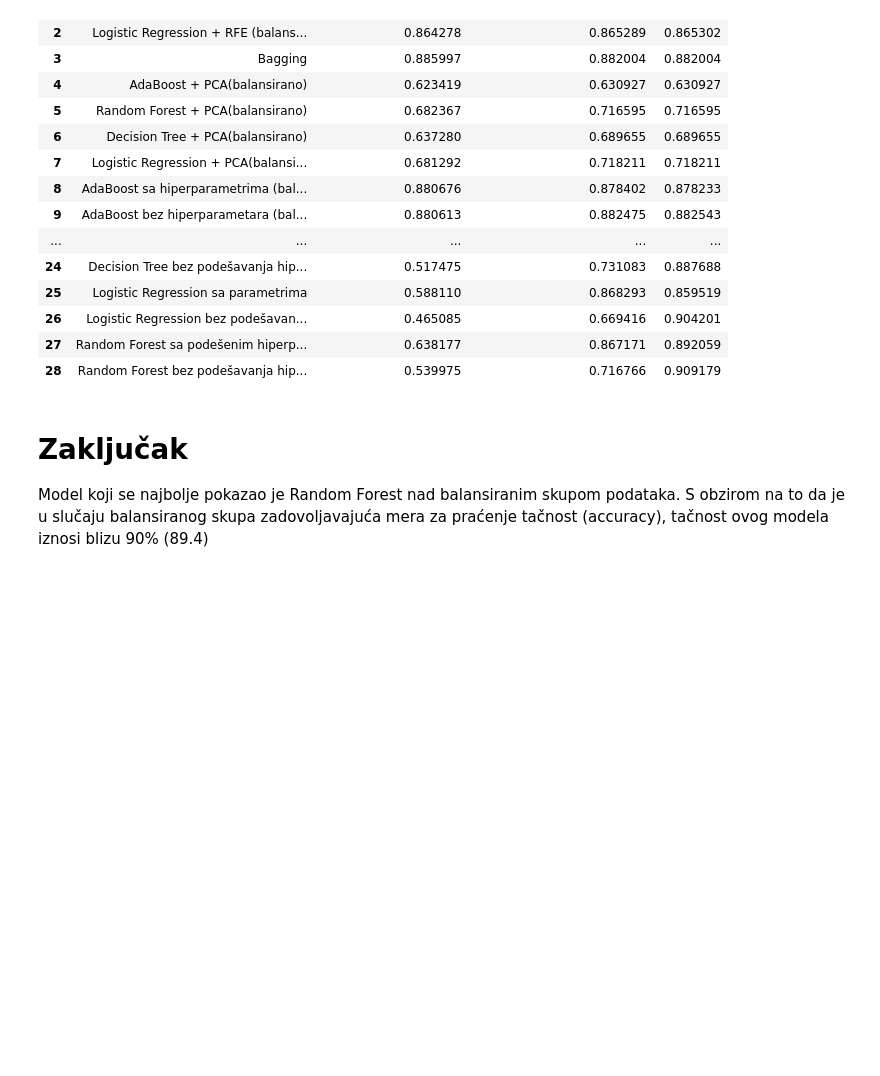
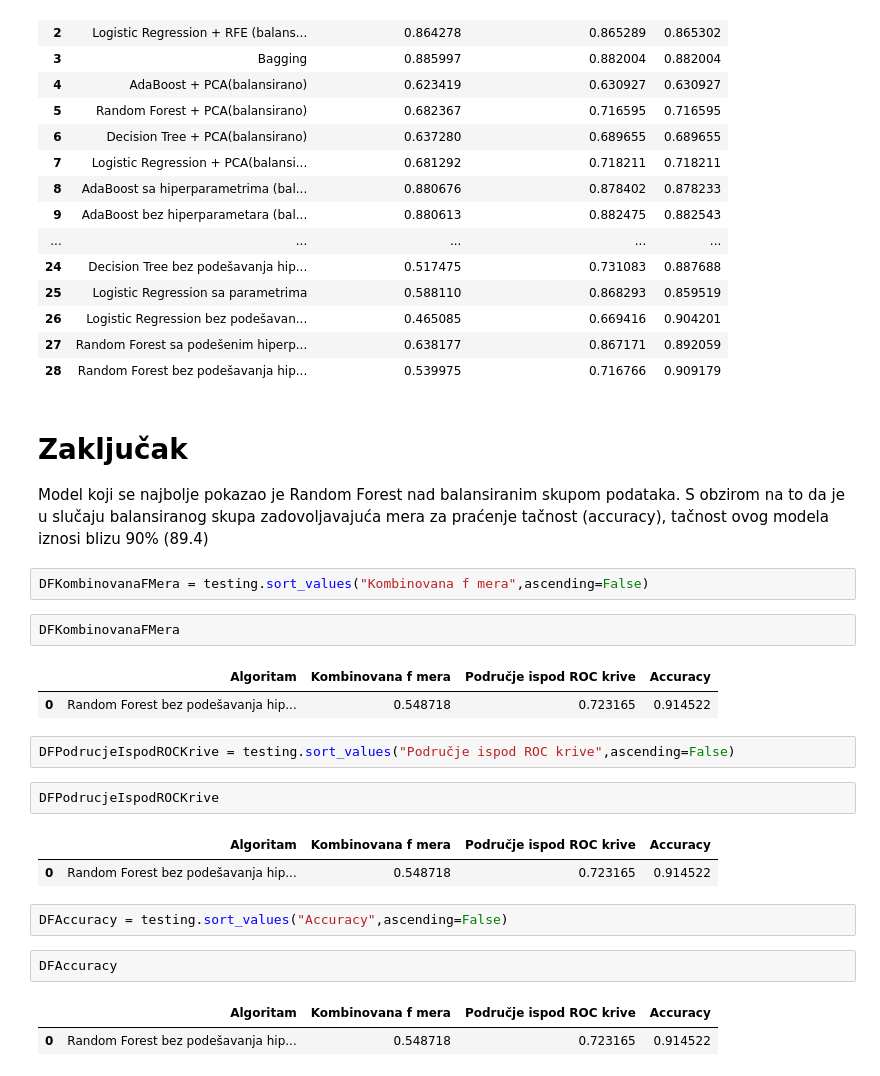
Before and after one commit to StevanGrujic/ML_Projekat1, a Jupyter notebook: projekat1.ipynb, the cells around one changed output. Saved outputs shown, nothing was run; the diff lists cells and outputs as text; blank space fills up the shorter version.

```diff
--- a/projekat1.ipynb
+++ b/projekat1.ipynb
@@ -2494,3 +2521,24 @@ testing
 # Zaključak
 
 Model koji se najbolje pokazao je Random Forest nad balansiranim skupom podataka. S obzirom na to da je u slučaju balansiranog skupa zadovoljavajuća mera za praćenje tačnost (accuracy), tačnost ovog modela iznosi blizu 90% (89.4)
+# %%
+DFKombinovanaFMera = testing.sort_values("Kombinovana f mera",ascending=False)
+# %%
+DFKombinovanaFMera
+# %% [output]
+|  | Algoritam | Kombinovana f mera | Područje ispod ROC krive | Accuracy |
+| 0 | Random Forest bez podešavanja hip... | 0.548718 | 0.723165 | 0.914522 |
+# %%
+DFPodrucjeIspodROCKrive = testing.sort_values("Područje ispod ROC krive",ascending=False)
+# %%
+DFPodrucjeIspodROCKrive
+# %% [output]
+|  | Algoritam | Kombinovana f mera | Područje ispod ROC krive | Accuracy |
+| 0 | Random Forest bez podešavanja hip... | 0.548718 | 0.723165 | 0.914522 |
+# %%
+DFAccuracy = testing.sort_values("Accuracy",ascending=False)
+# %%
+DFAccuracy
+# %% [output]
+|  | Algoritam | Kombinovana f mera | Područje ispod ROC krive | Accuracy |
+| 0 | Random Forest bez podešavanja hip... | 0.548718 | 0.723165 | 0.914522 |
```
Also changed, not shown: parts of 14 cells of this notebook.
